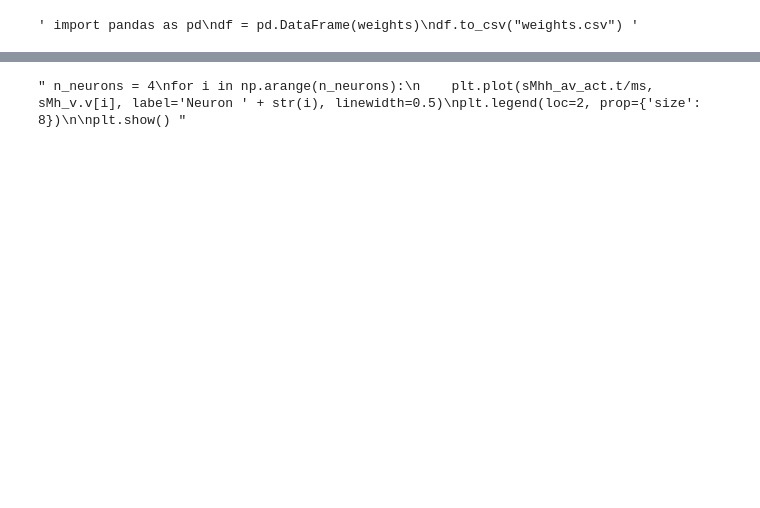
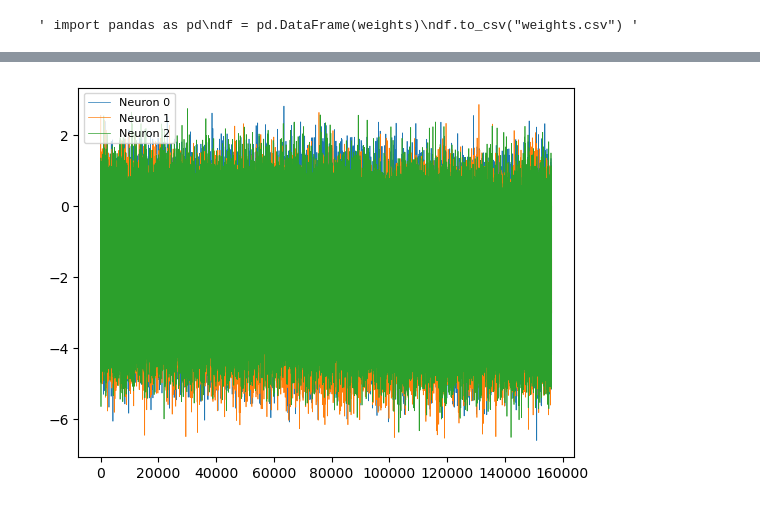
Before and after one commit to danvdm/spikingdentategyrus, a Jupyter notebook: scripts/train.ipynb, the cells around one changed output, grey strips where cells are left out. Saved outputs shown, nothing was run; the diff lists cells and outputs as text; code cells hidden in the pictures; blank space fills up the shorter version.

```diff
--- a/scripts/train.ipynb
+++ b/scripts/train.ipynb
@@ -165,12 +190,12 @@ plt.show() """
 # %%
-""" n_neurons = 4
+""" n_neurons = 3
 for i in np.arange(n_neurons):
     plt.plot(sMhh_av_act.t/ms, sMh_v.v[i], label='Neuron ' + str(i), linewidth=0.5)
 plt.legend(loc=2, prop={'size': 8})
 
 plt.show() """
 # %% [output]
-" n_neurons = 4\nfor i in np.arange(n_neurons):\n    plt.plot(sMhh_av_act.t/ms, sMh_v.v[i], label='Neuron ' + str(i), linewidth=0.5)\nplt.legend(loc=2, prop={'size': 8})\n\nplt.show() "
+[figure, added]
 # %%
 
 """ plt.plot(sMhh_av_act.t/ms, sMhh_av_act.q[0], label='Neuron ' + str(i), linewidth=0.5)
```
Also changed, not shown: parts of 13 cells of this notebook, 13 other files.
